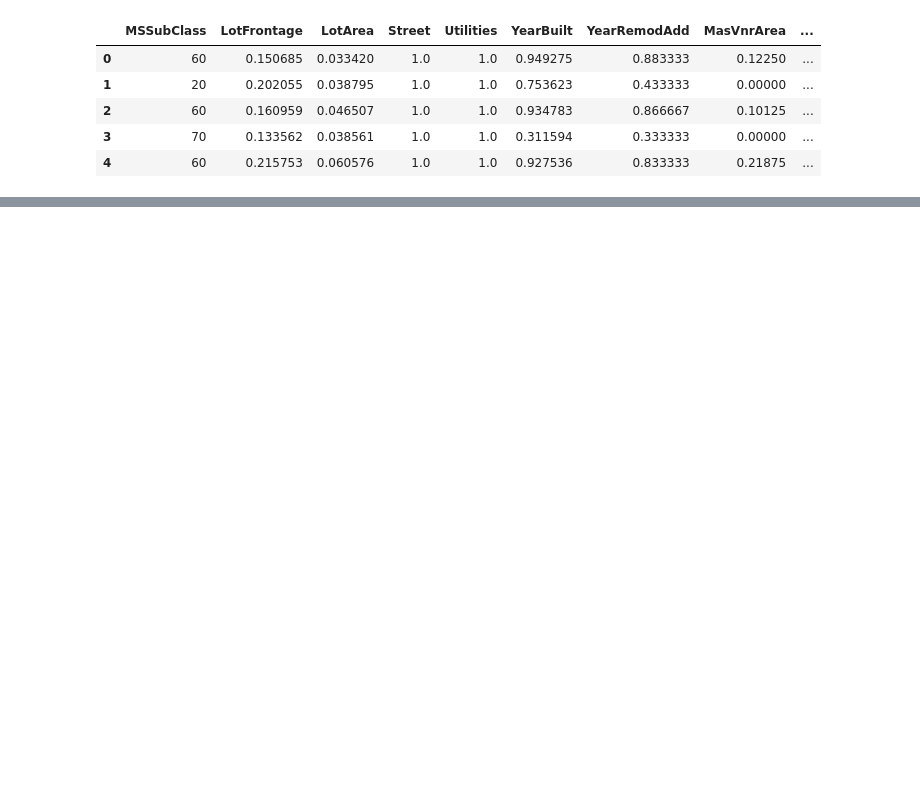
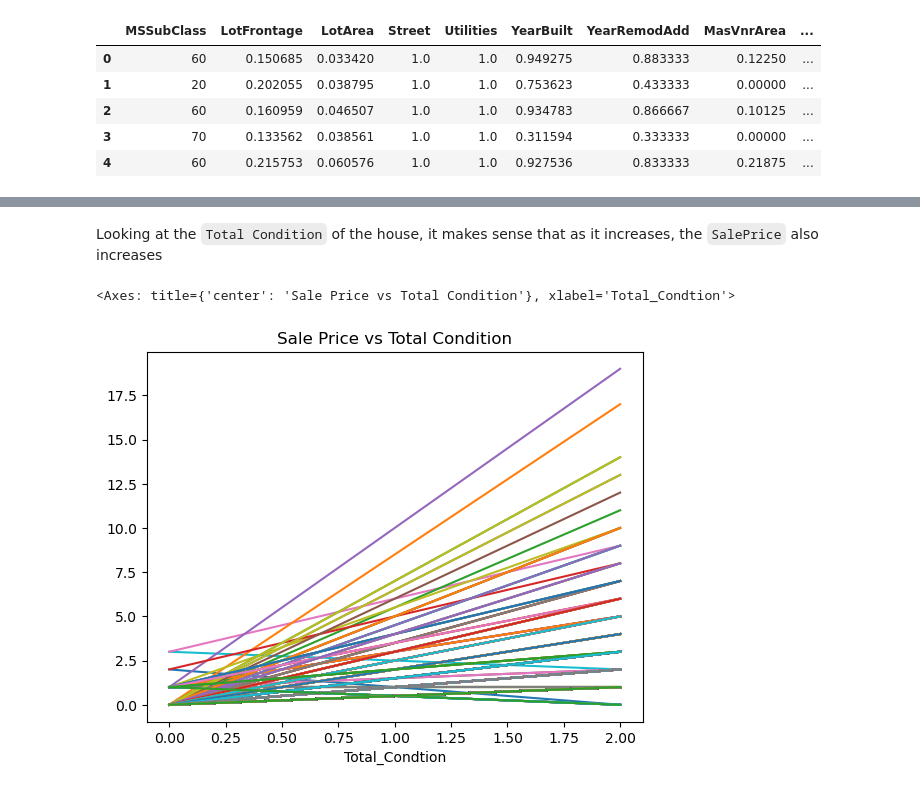
Before and after one commit to JonathanGalvanB/House-prices---Erdos-Institute-DS-Bootcamp-2024, a Jupyter notebook: Notebooks/data_visualization.ipynb, the cells around one changed output, grey strips where cells are left out. Saved outputs shown, nothing was run; the diff lists cells and outputs as text; code cells hidden in the pictures; blank space fills up the shorter version.

```diff
--- a/Notebooks/data_visualization.ipynb
+++ b/Notebooks/data_visualization.ipynb
@@ -338,0 +350,7 @@ houses.to_csv('../data/processed_data.csv',index=False)
+# %% [markdown]
+Looking at the `Total Condition` of the house, it makes sense that as it increases, the `SalePrice` also increases
+# %%
+pd.crosstab(houses['Total_Condtion'], houses['SalePrice']).plot(kind='line', title = 'Sale Price vs Total Condition', legend=False)
+# %% [output]
+<Axes: title={'center': 'Sale Price vs Total Condition'}, xlabel='Total_Condtion'>
+[figure, added]
```
Also changed, not shown: parts of 12 cells of this notebook.
